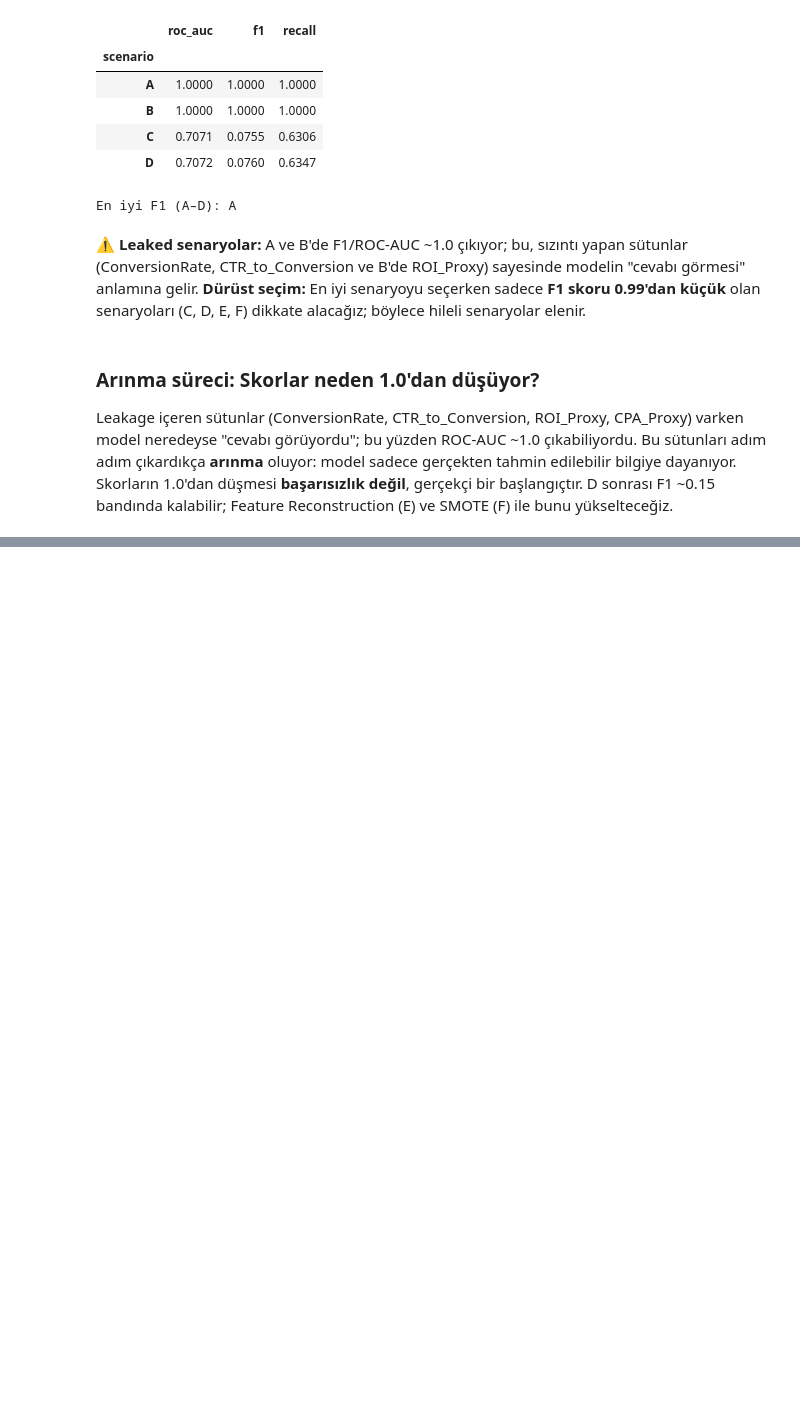
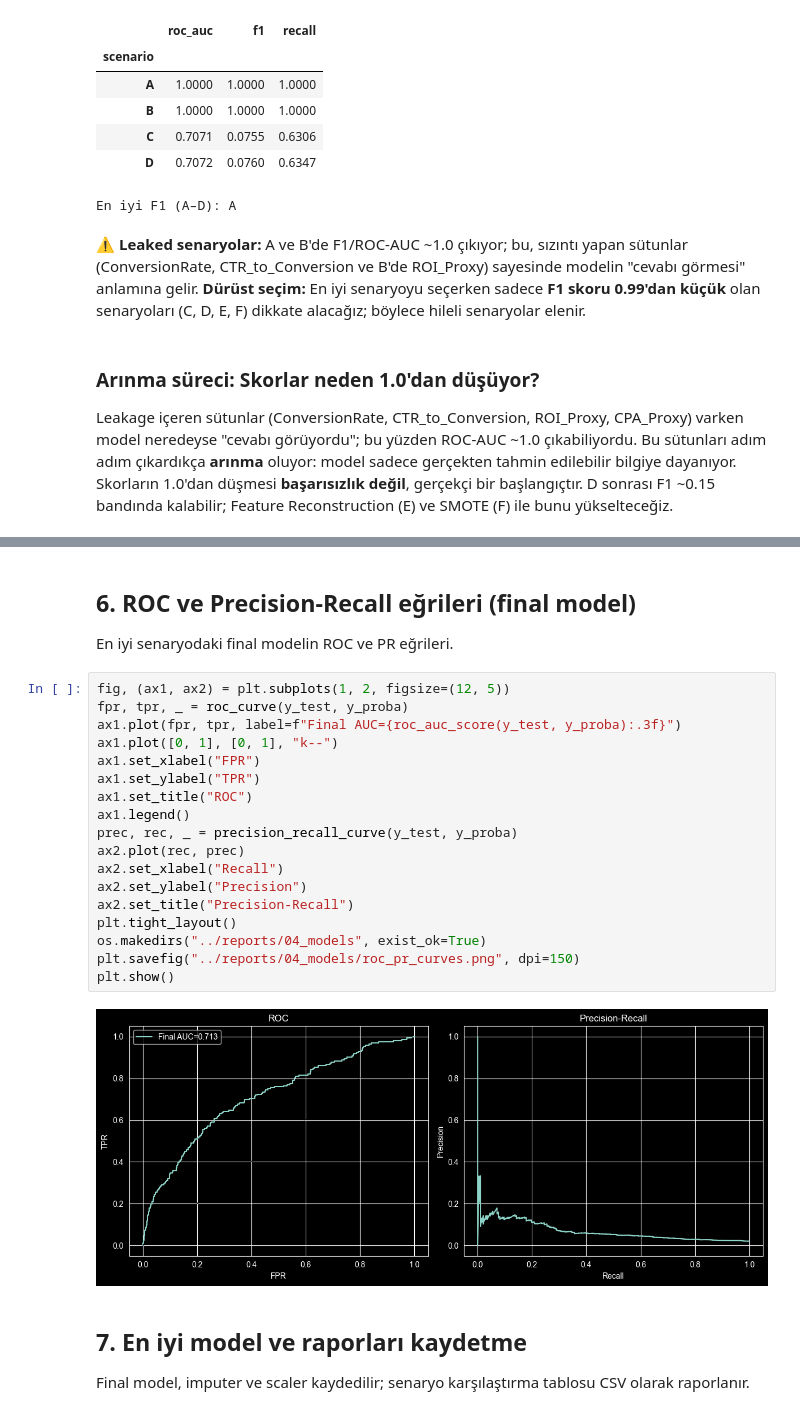
Before and after one commit to barkobt/tubitak-marketing-analytics, a Jupyter notebook: notebooks/04_model_comparison.ipynb, the cells around one changed output, grey strips where cells are left out. Saved outputs shown, nothing was run; the diff lists cells and outputs as text; blank space fills up the shorter version.

```diff
--- a/notebooks/04_model_comparison.ipynb
+++ b/notebooks/04_model_comparison.ipynb
@@ -153,0 +262,28 @@ Leakage içeren sütunlar (ConversionRate, CTR_to_Conversion, ROI_Proxy, CPA_Pro
+# %% [markdown]
+## 6. ROC ve Precision-Recall eğrileri (final model)
+
+En iyi senaryodaki final modelin ROC ve PR eğrileri.
+# %%
+fig, (ax1, ax2) = plt.subplots(1, 2, figsize=(12, 5))
+fpr, tpr, _ = roc_curve(y_test, y_proba)
+ax1.plot(fpr, tpr, label=f"Final AUC={roc_auc_score(y_test, y_proba):.3f}")
+ax1.plot([0, 1], [0, 1], "k--")
+ax1.set_xlabel("FPR")
+ax1.set_ylabel("TPR")
+ax1.set_title("ROC")
+ax1.legend()
+prec, rec, _ = precision_recall_curve(y_test, y_proba)
+ax2.plot(rec, prec)
+ax2.set_xlabel("Recall")
+ax2.set_ylabel("Precision")
+ax2.set_title("Precision-Recall")
+plt.tight_layout()
+os.makedirs("../reports/04_models", exist_ok=True)
+plt.savefig("../reports/04_models/roc_pr_curves.png", dpi=150)
+plt.show()
+# %% [output]
+[figure, added]
+# %% [markdown]
+## 7. En iyi model ve raporları kaydetme
+
+Final model, imputer ve scaler kaydedilir; senaryo karşılaştırma tablosu CSV olarak raporlanır.
```
Also changed, not shown: parts of 12 cells of this notebook, 1 other file.
